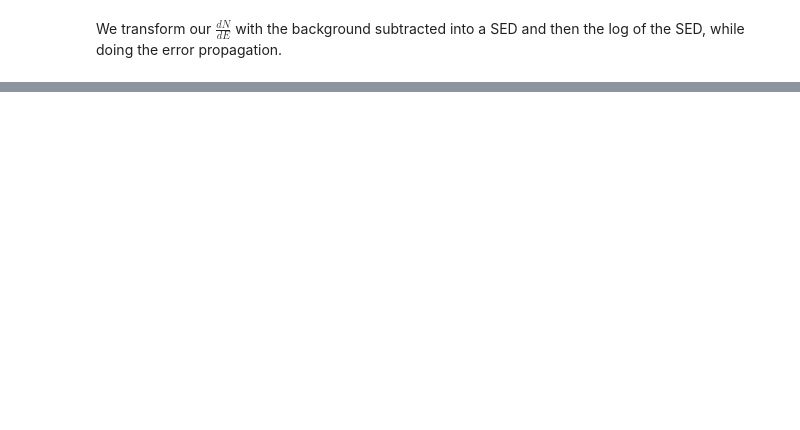
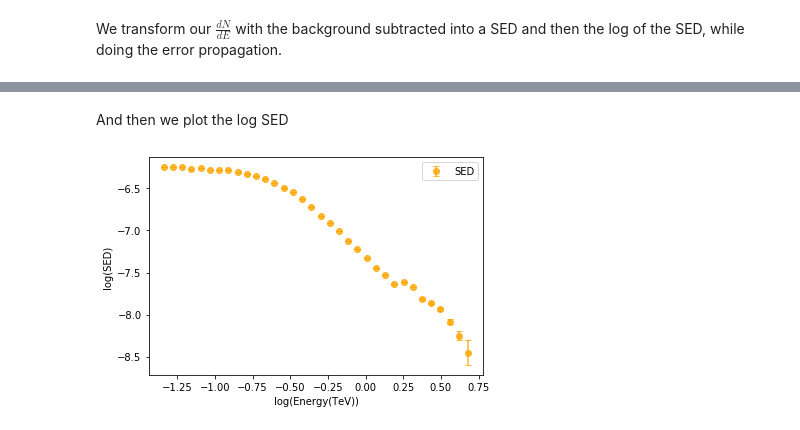
Before and after one commit to R-Grau/EBLpy, a Jupyter notebook: Aeff_bkg_spline.ipynb, the cells around one changed output, grey strips where cells are left out. Saved outputs shown, nothing was run; the diff lists cells and outputs as text; code cells hidden in the pictures; blank space fills up the shorter version.

```diff
--- a/Aeff_bkg_spline.ipynb
+++ b/Aeff_bkg_spline.ipynb
@@ -352,0 +331,10 @@ array([ 7.84288261e-05, -1.61892187e-03, -5.37828480e-04, -7.81548722e-04,
+# %% [markdown]
+And then we plot the log SED
+# %%
+plt.errorbar(logE[3:37], logSED, yerr = logSED_u, label='SED', capsize=3, fmt='o', alpha=0.8, color='orange')
+plt.xlabel('log(Energy(TeV))')
+plt.ylabel('log(SED)')
+plt.legend()
+plt.show()
+# %% [output]
+[figure, added]
```
Also changed, not shown: parts of 16 cells of this notebook.
